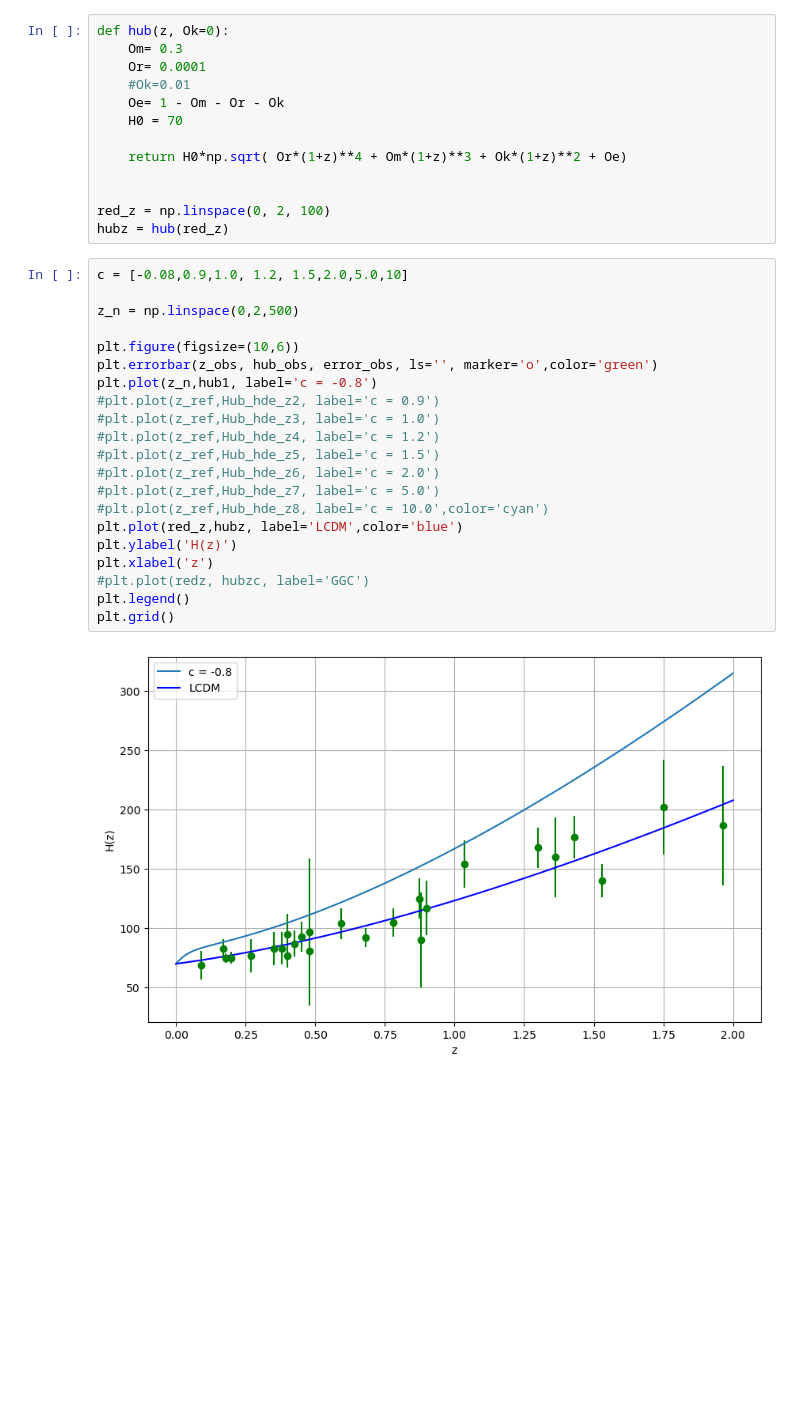
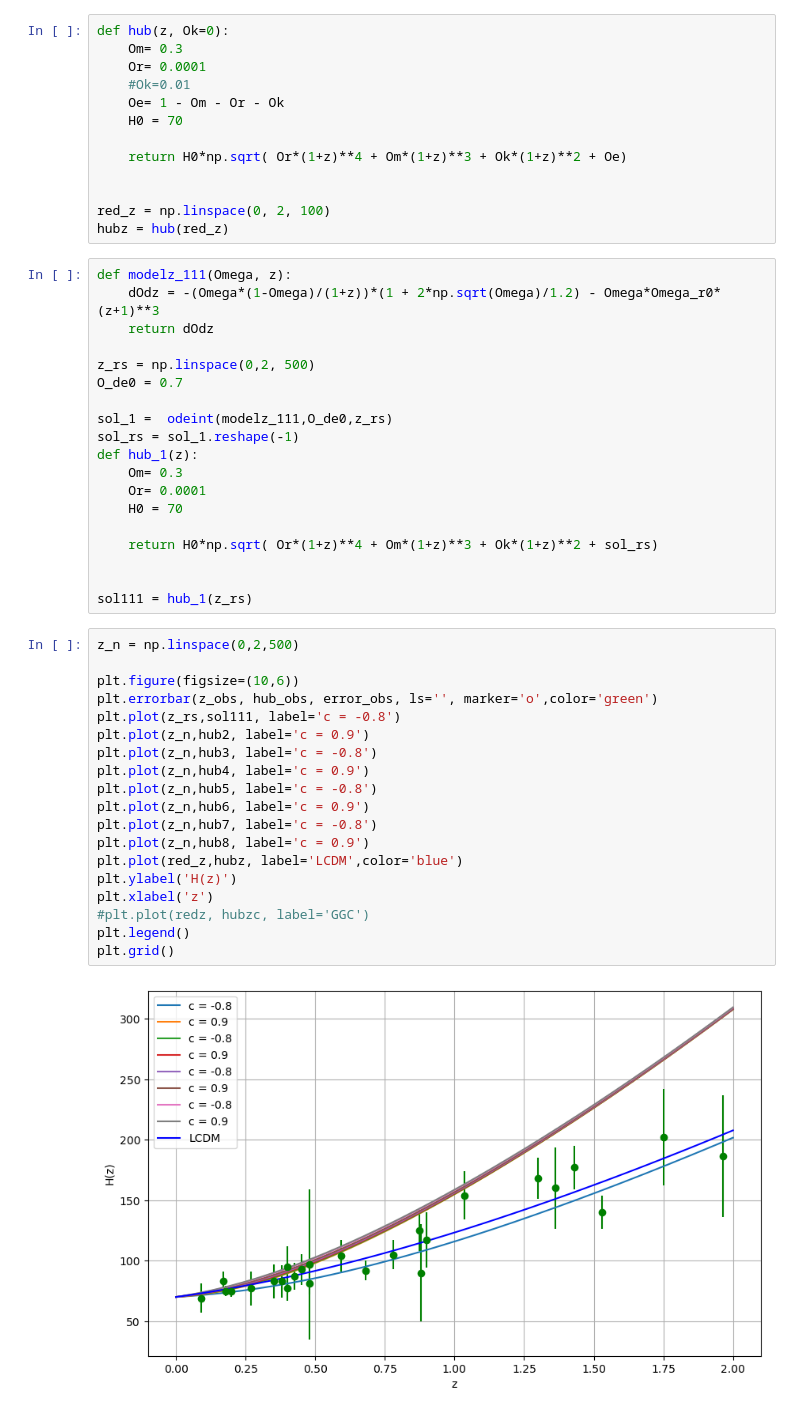
Before and after one commit to xlxnsxzpxtx/HolographicDE, a Jupyter notebook: hde_solutions_z.ipynb, the cells around one changed output. Cells and saved outputs as stored; diff of their text form; blank space fills up the shorter version.

```diff
--- a/hde_solutions_z.ipynb
+++ b/hde_solutions_z.ipynb
@@ -502,26 +509,43 @@ def hub(z, Ok=0):
 
 red_z = np.linspace(0, 2, 100)
 hubz = hub(red_z)
+# %%
+def modelz_111(Omega, z):
+    dOdz = -(Omega*(1-Omega)/(1+z))*(1 + 2*np.sqrt(Omega)/1.2) - Omega*Omega_r0*(z+1)**3
+    return dOdz
+
+z_rs = np.linspace(0,2, 500)
+O_de0 = 0.7
+
+sol_1 =  odeint(modelz_111,O_de0,z_rs)
+sol_rs = sol_1.reshape(-1)
+def hub_1(z):
+    Om= 0.3
+    Or= 0.0001
+    H0 = 70
+
+    return H0*np.sqrt( Or*(1+z)**4 + Om*(1+z)**3 + Ok*(1+z)**2 + sol_rs)
+
+
+sol111 = hub_1(z_rs)
 # %%
-c = [-0.08,0.9,1.0, 1.2, 1.5,2.0,5.0,10]
-
 z_n = np.linspace(0,2,500)
 
 plt.figure(figsize=(10,6))
 plt.errorbar(z_obs, hub_obs, error_obs, ls='', marker='o',color='green')
-plt.plot(z_n,hub1, label='c = -0.8')
-#plt.plot(z_ref,Hub_hde_z2, label='c = 0.9')
-#plt.plot(z_ref,Hub_hde_z3, label='c = 1.0')
-#plt.plot(z_ref,Hub_hde_z4, label='c = 1.2')
-#plt.plot(z_ref,Hub_hde_z5, label='c = 1.5')
-#plt.plot(z_ref,Hub_hde_z6, label='c = 2.0')
-#plt.plot(z_ref,Hub_hde_z7, label='c = 5.0')
-#plt.plot(z_ref,Hub_hde_z8, label='c = 10.0',color='cyan')
+plt.plot(z_rs,sol111, label='c = -0.8')
+plt.plot(z_n,hub2, label='c = 0.9')
+plt.plot(z_n,hub3, label='c = -0.8')
+plt.plot(z_n,hub4, label='c = 0.9')
+plt.plot(z_n,hub5, label='c = -0.8')
+plt.plot(z_n,hub6, label='c = 0.9')
+plt.plot(z_n,hub7, label='c = -0.8')
+plt.plot(z_n,hub8, label='c = 0.9')
 plt.plot(red_z,hubz, label='LCDM',color='blue')
 plt.ylabel('H(z)')
 plt.xlabel('z')
 #plt.plot(redz, hubzc, label='GGC')
 plt.legend()
 plt.grid()
 # %% [output]
-[figure, old version]
+[figure, new version]
```
Also changed, not shown: parts of 6 cells of this notebook.
